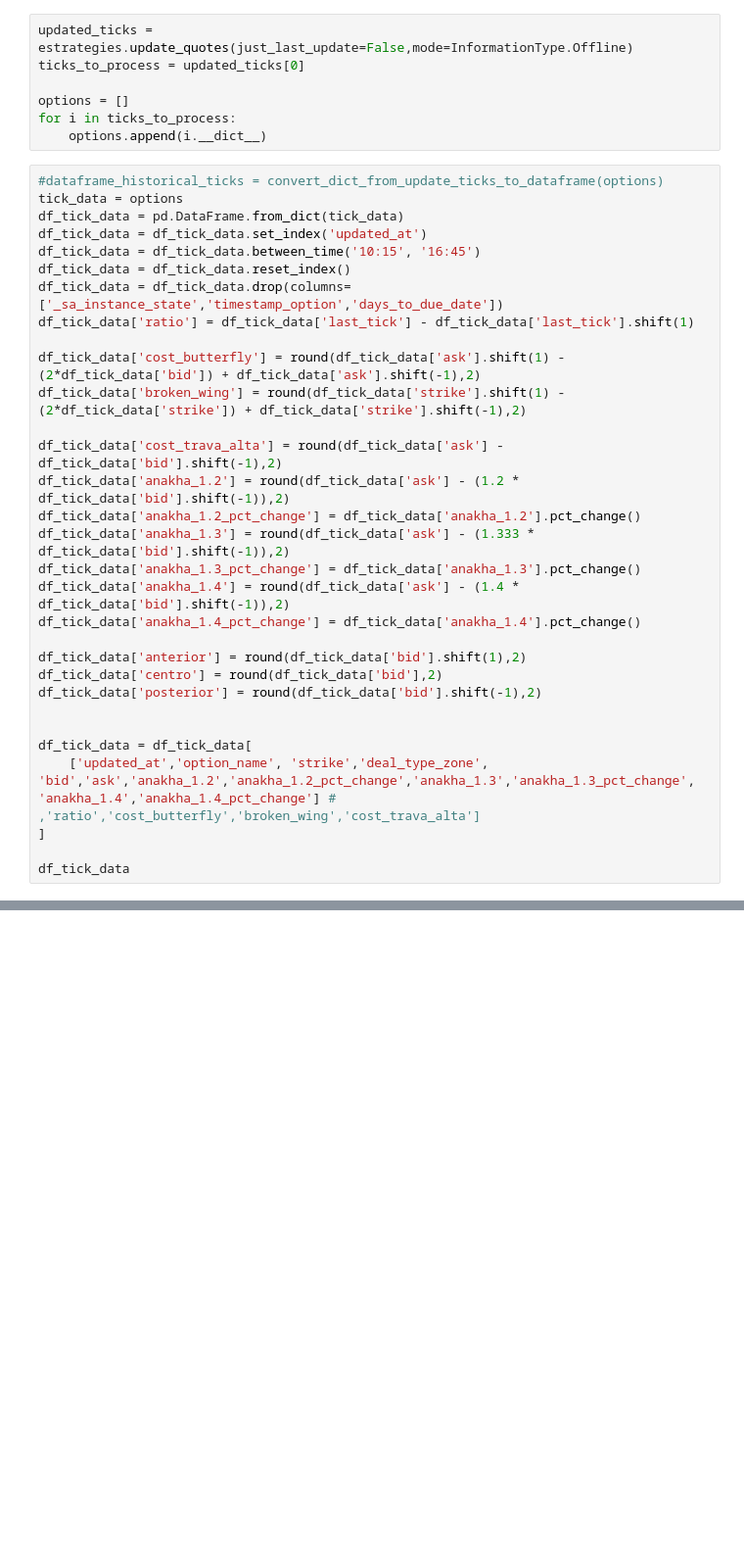
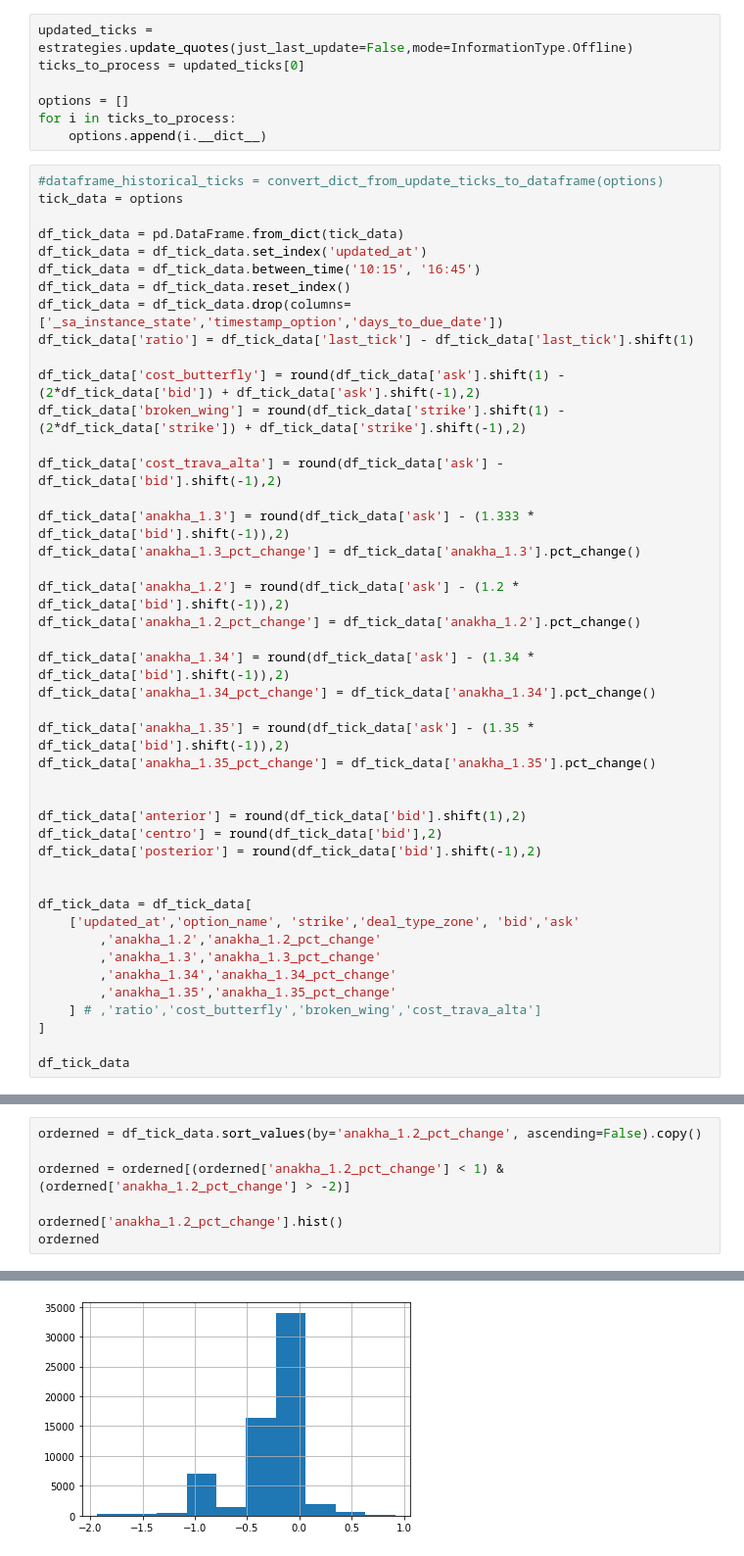
Before and after one commit to matewz/Stock_Options_Operation_Screener, a Jupyter notebook: OPTION - Statistics.ipynb, the cells around one changed output, grey strips where cells are left out. Shown: that part at 98% size. Saved outputs shown, nothing was run; the diff lists cells and outputs as text; blank space fills up the shorter version.

Commit message:
running anakha monitor offline.

```diff
--- a/OPTION - Statistics.ipynb
+++ b/OPTION - Statistics.ipynb
@@ -129,6 +38,7 @@ for i in ticks_to_process:
 # %%
 #dataframe_historical_ticks = convert_dict_from_update_ticks_to_dataframe(options)
 tick_data = options
+
 df_tick_data = pd.DataFrame.from_dict(tick_data)
 df_tick_data = df_tick_data.set_index('updated_at')
 df_tick_data = df_tick_data.between_time('10:15', '16:45')
@@ -140,12 +50,19 @@ df_tick_data['cost_butterfly'] = round(df_tick_data['ask'].shift(1) - (2*df_tick
 df_tick_data['broken_wing'] = round(df_tick_data['strike'].shift(1) - (2*df_tick_data['strike']) + df_tick_data['strike'].shift(-1),2)
 
 df_tick_data['cost_trava_alta'] = round(df_tick_data['ask'] - df_tick_data['bid'].shift(-1),2)
+
+df_tick_data['anakha_1.3'] = round(df_tick_data['ask'] - (1.333 * df_tick_data['bid'].shift(-1)),2)
+df_tick_data['anakha_1.3_pct_change'] = df_tick_data['anakha_1.3'].pct_change()
+
 df_tick_data['anakha_1.2'] = round(df_tick_data['ask'] - (1.2 * df_tick_data['bid'].shift(-1)),2)
 df_tick_data['anakha_1.2_pct_change'] = df_tick_data['anakha_1.2'].pct_change()
-df_tick_data['anakha_1.3'] = round(df_tick_data['ask'] - (1.333 * df_tick_data['bid'].shift(-1)),2)
-df_tick_data['anakha_1.3_pct_change'] = df_tick_data['anakha_1.3'].pct_change()
-df_tick_data['anakha_1.4'] = round(df_tick_data['ask'] - (1.4 * df_tick_data['bid'].shift(-1)),2)
-df_tick_data['anakha_1.4_pct_change'] = df_tick_data['anakha_1.4'].pct_change()
+
+df_tick_data['anakha_1.34'] = round(df_tick_data['ask'] - (1.34 * df_tick_data['bid'].shift(-1)),2)
+df_tick_data['anakha_1.34_pct_change'] = df_tick_data['anakha_1.34'].pct_change()
+
+df_tick_data['anakha_1.35'] = round(df_tick_data['ask'] - (1.35 * df_tick_data['bid'].shift(-1)),2)
+df_tick_data['anakha_1.35_pct_change'] = df_tick_data['anakha_1.35'].pct_change()
+
 
 df_tick_data['anterior'] = round(df_tick_data['bid'].shift(1),2)
 df_tick_data['centro'] = round(df_tick_data['bid'],2)
@@ -153,7 +70,12 @@ df_tick_data['posterior'] = round(df_tick_data['bid'].shift(-1),2)
 
 
 df_tick_data = df_tick_data[
-    ['updated_at','option_name', 'strike','deal_type_zone', 'bid','ask','anakha_1.2','anakha_1.2_pct_change','anakha_1.3','anakha_1.3_pct_change', 'anakha_1.4','anakha_1.4_pct_change'] # ,'ratio','cost_butterfly','broken_wing','cost_trava_alta']
+    ['updated_at','option_name', 'strike','deal_type_zone', 'bid','ask'
+        ,'anakha_1.2','anakha_1.2_pct_change'
+        ,'anakha_1.3','anakha_1.3_pct_change'
+        ,'anakha_1.34','anakha_1.34_pct_change'
+        ,'anakha_1.35','anakha_1.35_pct_change'
+    ] # ,'ratio','cost_butterfly','broken_wing','cost_trava_alta']
 ]
 
 df_tick_data
@@ -166,0 +118,8 @@ orderned
+# %%
+orderned = df_tick_data.sort_values(by='anakha_1.2_pct_change', ascending=False).copy()
+
+orderned = orderned[(orderned['anakha_1.2_pct_change'] < 1) & (orderned['anakha_1.2_pct_change'] > -2)]
+
+orderned['anakha_1.2_pct_change'].hist()
+orderned
+# %% [output]
@@ -167 +139,2 @@ orderned
+[figure, added]
 # %%
```
Also changed, not shown: parts of 23 cells of this notebook, 2 other files.
